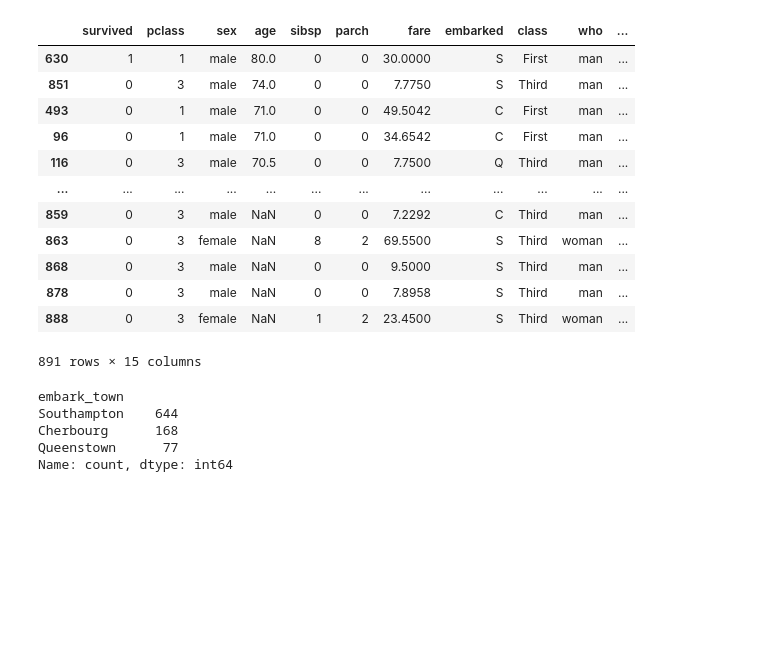
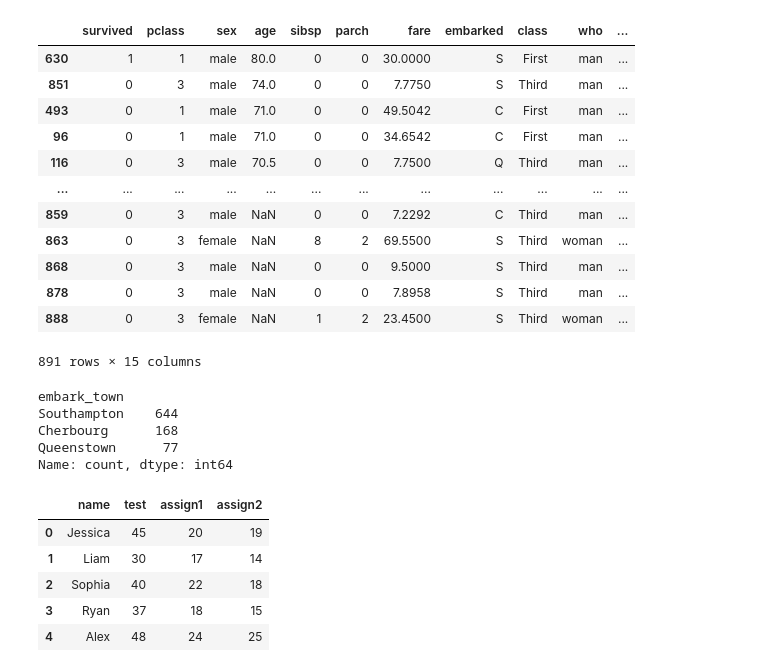
Before and after one commit to hanyong5/2025python, a Jupyter notebook: 02code/01test/07pandas.ipynb, the cells around one changed output. Drawn from its saved outputs; the diff is of its cells as text; code cells hidden in the pictures; blank space fills up the shorter version.

```diff
--- a/02code/01test/07pandas.ipynb
+++ b/02code/01test/07pandas.ipynb
@@ -283,3 +283,19 @@ Southampton    644
 Cherbourg      168
 Queenstown      77
 Name: count, dtype: int64
+# %%
+df = pd.DataFrame({
+    'name': ['Jessica', 'Liam', 'Sophia', 'Ryan', 'Alex'],
+    'test': [45, 30, 40, 37, 48],
+    'assign1': [20, 17, 22, 18, 24],
+    'assign2': [19, 14, 18, 15, 25]
+})
+
+df
+# %% [output]
+|  | name | test | assign1 | assign2 |
+| 0 | Jessica | 45 | 20 | 19 |
+| 1 | Liam | 30 | 17 | 14 |
+| 2 | Sophia | 40 | 22 | 18 |
+| 3 | Ryan | 37 | 18 | 15 |
+| 4 | Alex | 48 | 24 | 25 |
```
Also changed, not shown: parts of 38 cells of this notebook, 1 other file.
